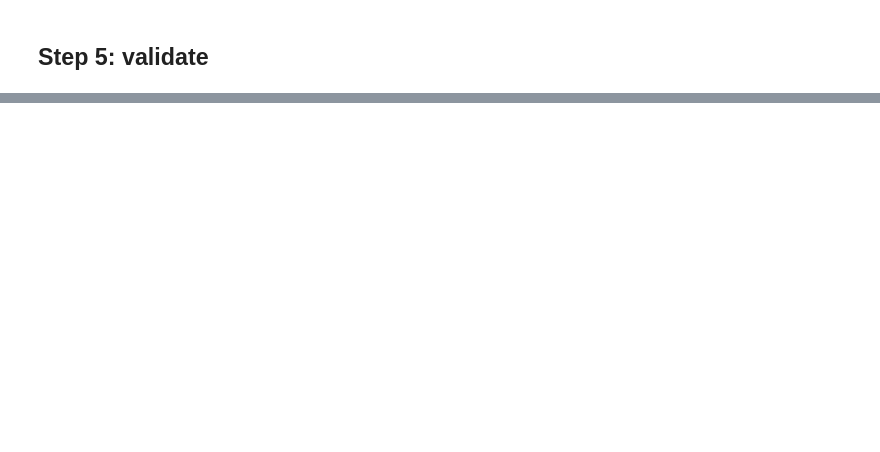
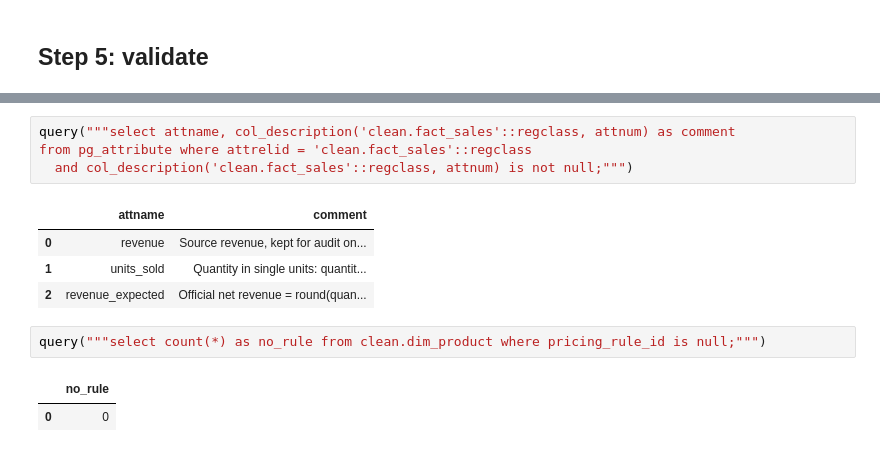
Before and after one commit to Retail-Analytical-Platform/Retail-Analytics-Data, a Jupyter notebook: etl/run_pipeline.ipynb, the cells around one changed output, grey strips where cells are left out. Saved outputs shown, nothing was run; the diff lists cells and outputs as text; blank space fills up the shorter version.

```diff
--- a/etl/run_pipeline.ipynb
+++ b/etl/run_pipeline.ipynb
@@ -116,0 +261,14 @@ from clean.dim_product group by 1, 2 order by 1, 3 desc
+# %%
+query("""select attname, col_description('clean.fact_sales'::regclass, attnum) as comment
+from pg_attribute where attrelid = 'clean.fact_sales'::regclass
+  and col_description('clean.fact_sales'::regclass, attnum) is not null;""")
+# %% [output]
+|  | attname | comment |
+| 0 | revenue | Source revenue, kept for audit on... |
+| 1 | units_sold | Quantity in single units: quantit... |
+| 2 | revenue_expected | Official net revenue = round(quan... |
+# %%
+query("""select count(*) as no_rule from clean.dim_product where pricing_rule_id is null;""")
+# %% [output]
+|  | no_rule |
+| 0 | 0 |
```
Also changed, not shown: parts of 25 cells of this notebook.
